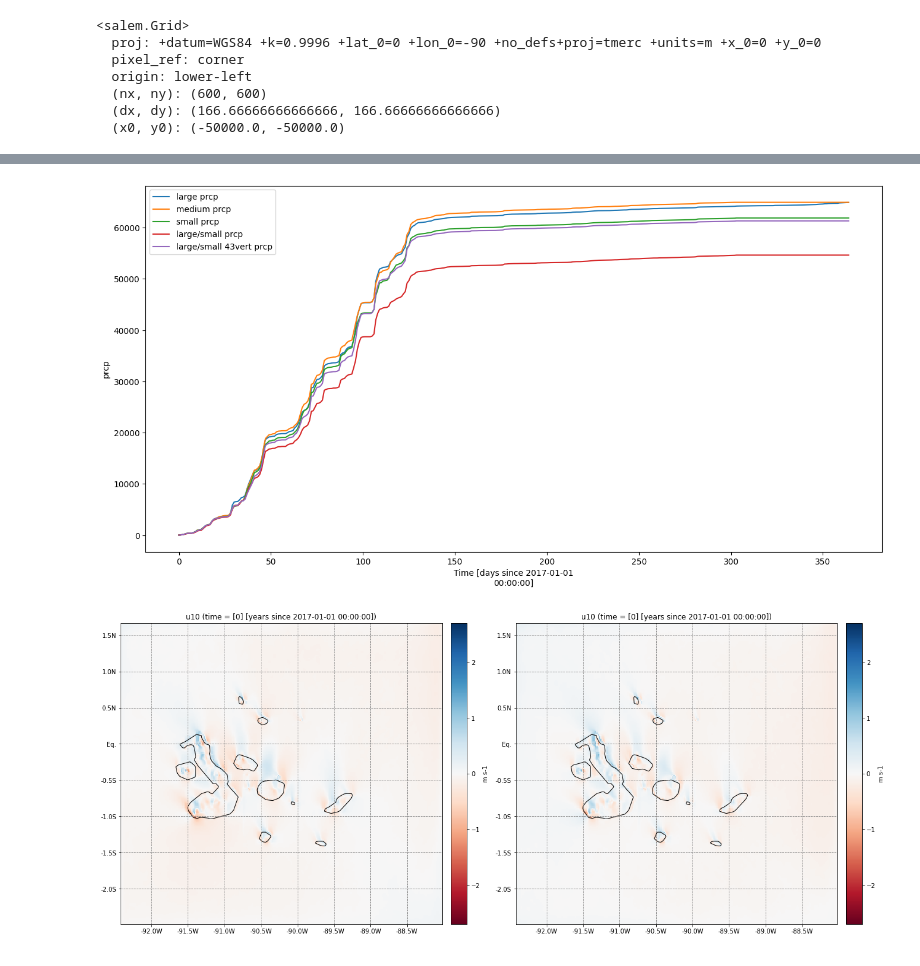
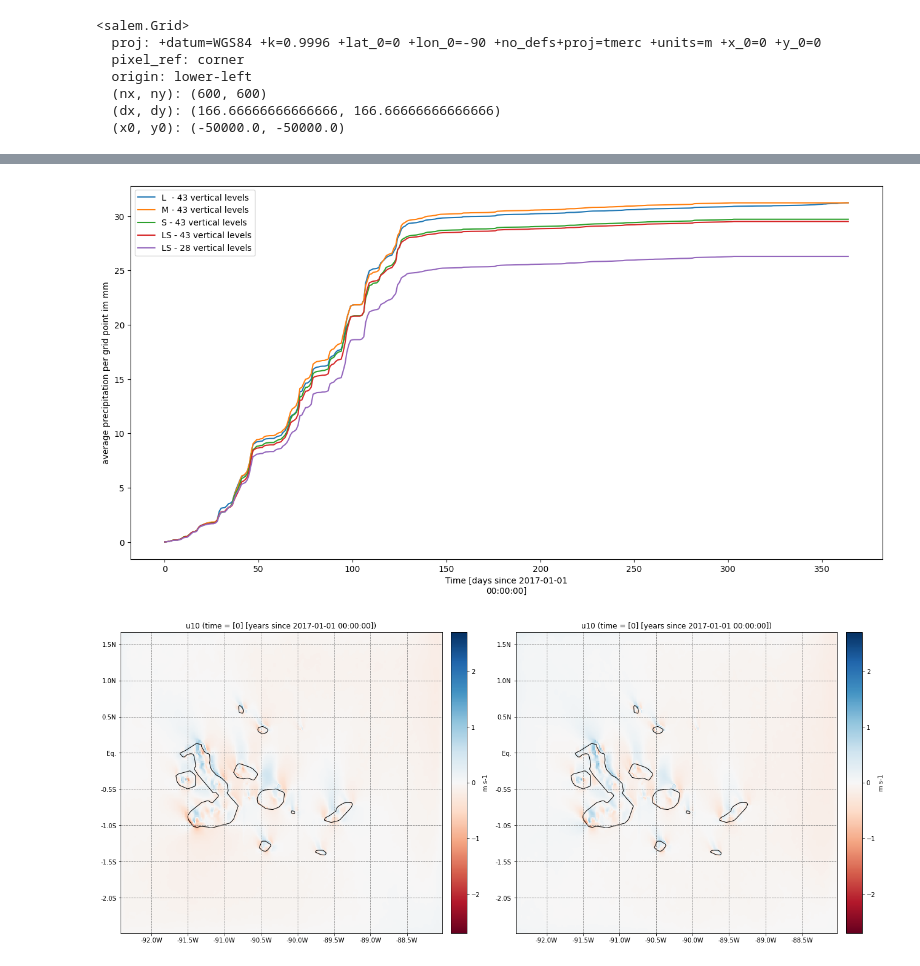
Before and after one commit to benatouba/darwin, a Jupyter notebook: plots_from_products.ipynb, the cells around one changed output, grey strips where cells are left out. Cells and saved outputs as stored; diff of their text form; code cells hidden in the pictures.

```diff
--- a/plots_from_products.ipynb
+++ b/plots_from_products.ipynb
@@ -191,24 +189,25 @@ ls43_prcp = open_dataset(
 # %%
 fig, ax = plt.subplots(figsize=(16,8))
 mask_all_touched = l_prcp.prcp.salem.roi(shape=oceans, all_touched=True)
-mask_all_touched.sum(axis=(1,2)).cumsum().plot(ax=ax, label="large prcp")
+mask_all_touched.mean(axis=(1,2)).cumsum().plot(ax=ax, label="L  - 43 vertical levels")
 # l_prcp.prcp.sum(axis=(1,2)).cumsum().plot(ax=ax, label="large prcp")
 mask_all_touched = m_prcp.prcp.salem.roi(shape=oceans, all_touched=True)
-mask_all_touched.sum(axis=(1,2)).cumsum().plot(ax=ax, label="medium prcp")
+mask_all_touched.mean(axis=(1,2)).cumsum().plot(ax=ax, label="M - 43 vertical levels")
 # m_prcp.prcp.sum(axis=(1,2)).cumsum().plot(ax=ax, label="medium prcp")
 mask_all_touched = s_prcp.prcp.salem.roi(shape=oceans, all_touched=True)
-mask_all_touched.sum(axis=(1,2)).cumsum().plot(ax=ax, label="small prcp")
+mask_all_touched.mean(axis=(1,2)).cumsum().plot(ax=ax, label="S - 43 vertical levels")
 # s_prcp.prcp.sum(axis=(1,2)).cumsum().plot(ax=ax, label="small prcp")
+mask_all_touched = ls43_prcp.prcp.salem.roi(shape=oceans, all_touched=True)
+mask_all_touched.mean(axis=(1,2)).cumsum().plot(ax=ax, label="LS - 43 vertical levels")
 mask_all_touched = ls_prcp.prcp.salem.roi(shape=oceans, all_touched=True)
-mask_all_touched.sum(axis=(1,2)).cumsum().plot(ax=ax, label="large/small prcp")
+mask_all_touched.mean(axis=(1,2)).cumsum().plot(ax=ax, label="LS - 28 vertical levels")
 #
-mask_all_touched = ls43_prcp.prcp.salem.roi(shape=oceans, all_touched=True)
-mask_all_touched.sum(axis=(1,2)).cumsum().plot(ax=ax, label="large/small 43vert prcp")
+plt.ylabel('average precipitation per grid point im mm')
 ax.legend()
 plt.savefig("domain_sizes_prcp_land.png")
 plt.show()
 # %% [output]
-[figure, old version]
+[figure, new version]
 # %%
 # plot land cover static data
 lu_index = open_dataset(
```
Also changed, not shown: parts of 2 cells of this notebook, 4 other files.
